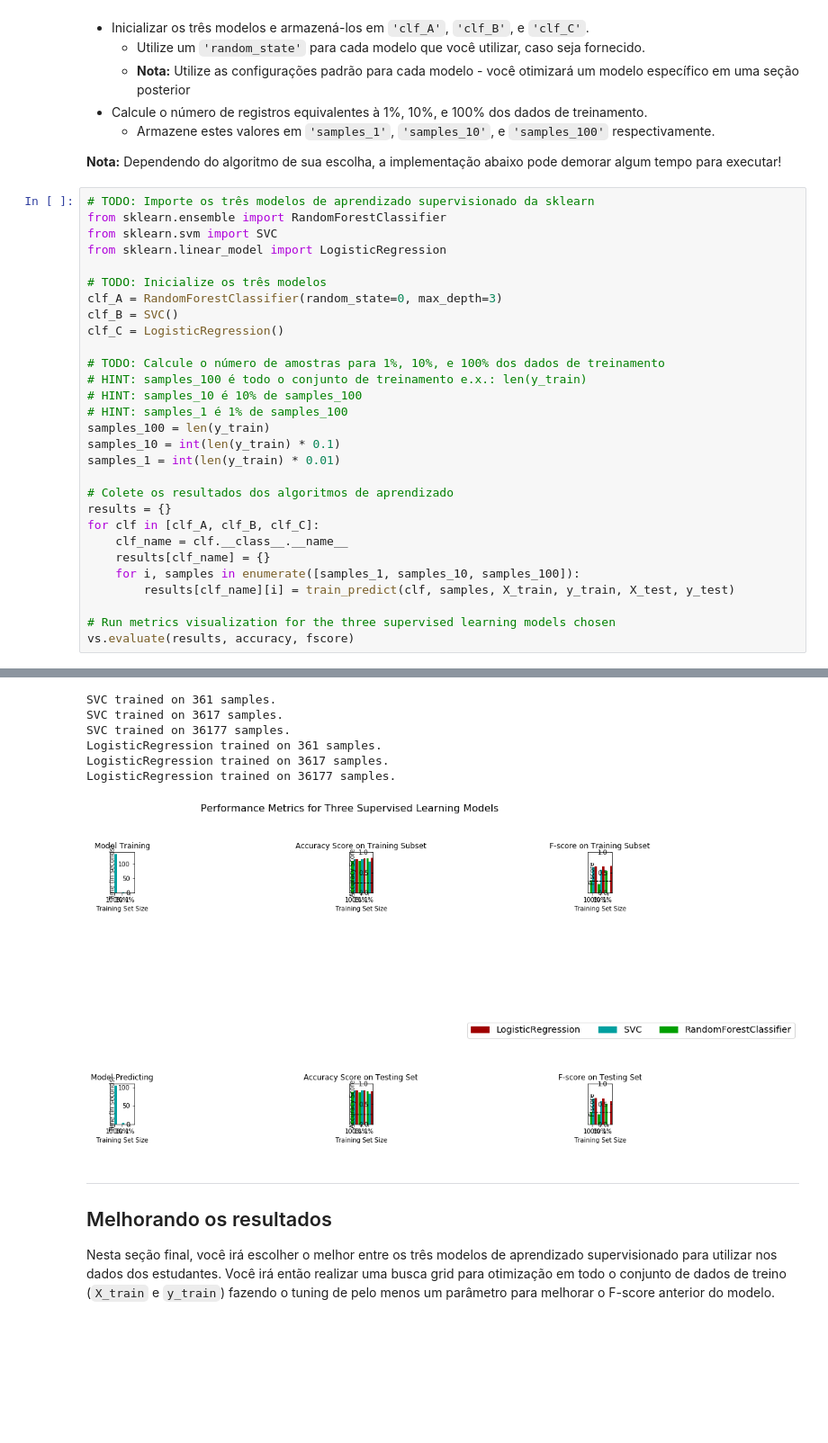
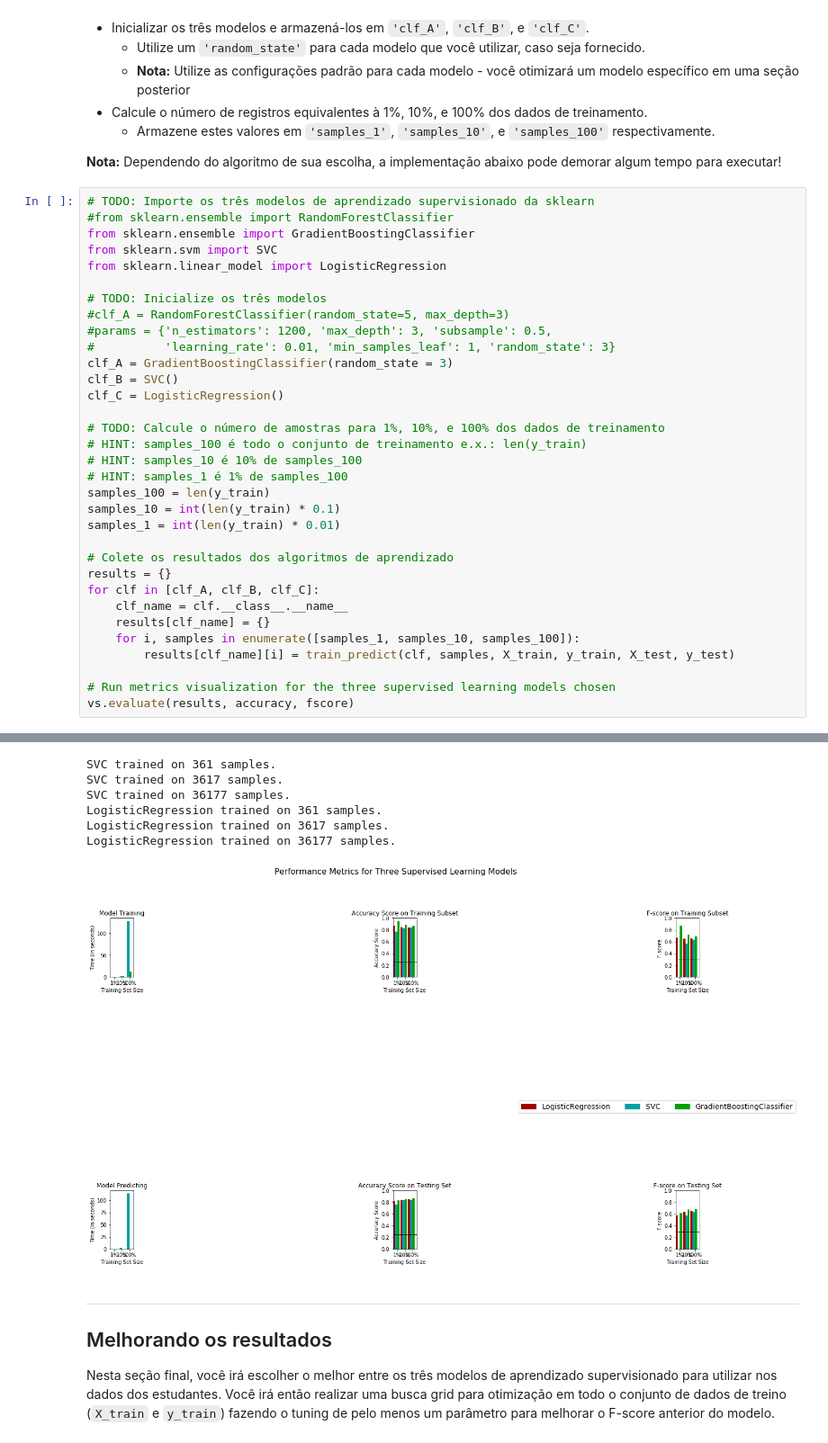
Before and after one commit to marcelmartinelli/br-machine-learning, a Jupyter notebook: projects/finding_donors/finding_donors_PT.ipynb, the cells around one changed output, grey strips where cells are left out. Shown: that part at 90% size. Drawn from its saved outputs; the diff is of its cells as text; blank space fills up the shorter version.

```diff
--- a/projects/finding_donors/finding_donors_PT.ipynb
+++ b/projects/finding_donors/finding_donors_PT.ipynb
@@ -403,12 +407,16 @@ No código da célular, você precisará implementar o seguinte:
 **Nota:** Dependendo do algoritmo de sua escolha, a implementação abaixo pode demorar algum tempo para executar!
 # %%
 # TODO: Importe os três modelos de aprendizado supervisionado da sklearn
-from sklearn.ensemble import RandomForestClassifier
+#from sklearn.ensemble import RandomForestClassifier
+from sklearn.ensemble import GradientBoostingClassifier
 from sklearn.svm import SVC
 from sklearn.linear_model import LogisticRegression
 
 # TODO: Inicialize os três modelos
-clf_A = RandomForestClassifier(random_state=0, max_depth=3)
+#clf_A = RandomForestClassifier(random_state=5, max_depth=3)
+#params = {'n_estimators': 1200, 'max_depth': 3, 'subsample': 0.5,
+#          'learning_rate': 0.01, 'min_samples_leaf': 1, 'random_state': 3}
+clf_A = GradientBoostingClassifier(random_state = 3)
 clf_B = SVC()
 clf_C = LogisticRegression()
 
@@ -437,10 +445,10 @@ RandomForestClassifier trained on 36177 samples.
 SVC trained on 361 samples.
 SVC trained on 3617 samples.
 SVC trained on 36177 samples.
 LogisticRegression trained on 361 samples.
 LogisticRegression trained on 3617 samples.
 LogisticRegression trained on 36177 samples.
-[figure, old version]
+[figure, new version]
 # %% [markdown]
 ----
 ## Melhorando os resultados
```
Also changed, not shown: parts of 18 cells of this notebook, 2 other files.
